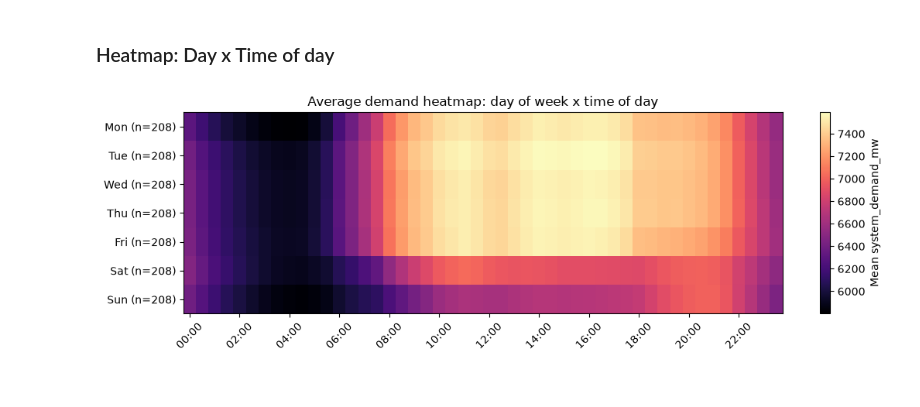
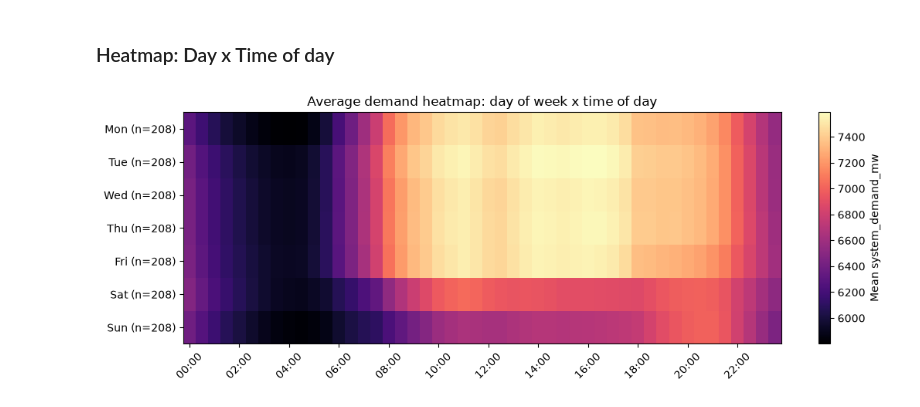
Before and after one commit to Sagnik2810Sarkar/EnergyOracle, a Jupyter notebook: src/feat_engg_eda.ipynb, the cells around one changed output. Cells and saved outputs as stored; diff of their text form; code cells hidden in the pictures.

```diff
--- a/src/feat_engg_eda.ipynb
+++ b/src/feat_engg_eda.ipynb
@@ -11,7 +11,7 @@ import numpy as np
 import pandas as pd
 import matplotlib.pyplot as plt
 # %%
-CSV_PATH = r"C:\Actually Important Stuff\Work\test\PythonTest\EnergyOracle\data\processed\singapore\half_hourly.csv"
+CSV_PATH = r"..\data\processed\singapore\half_hourly.csv"
 # %% [markdown]
 # Configuration object
 # %%
@@ -385,7 +427,7 @@ Most frequent trough time:  04:00
 # %% [markdown]
 ### Mapping demand over time
 # %%
-fig, ax = plt.subplots(figsize=(15, 3.8))
+fig, ax = plt.subplots(figsize=(15, 4))
 ax.plot(y.index, y.values, lw=1.2, label="Actual demand")
 
 
@@ -438,23 +487,23 @@ fig.tight_layout(); plt.show()
 # %%
 piv = (feats.groupby(["day_of_week", "time_of_day"])[cfg.target_col]
           .mean()
           .unstack("time_of_day")
           .reindex(range(7)))
 
 n_days = {d: feats.index[feats["day_of_week"] == d].normalize().nunique() for d in range(7)}
 row_labels = [f"{dow_order[d]} (n={n_days[d]})" for d in range(7)]
 
 col_labels = [f"{int(t):02d}:{int(round((t % 1) * 60)):02d}" for t in piv.columns]
 stride = max(piv.shape[1] // 12, 1)
 
-fig, ax = plt.subplots(figsize=(11, 3.6))
+fig, ax = plt.subplots(figsize=(11, 4))
 im = ax.imshow(piv.values, aspect="auto", cmap="magma")
 ax.set_yticks(range(7)); ax.set_yticklabels(row_labels)
 ax.set_xticks(range(0, piv.shape[1], stride))
 ax.set_xticklabels(col_labels[::stride], rotation=45)
 ax.grid(False)
 fig.colorbar(im, label=f"Mean {cfg.target_col}")
 ax.set_title("Average demand heatmap: day of week x time of day")
 fig.tight_layout(); plt.show()
 # %% [output]
-[figure, old version]
+[figure, new version]
```
Also changed, not shown: parts of 12 cells of this notebook.
